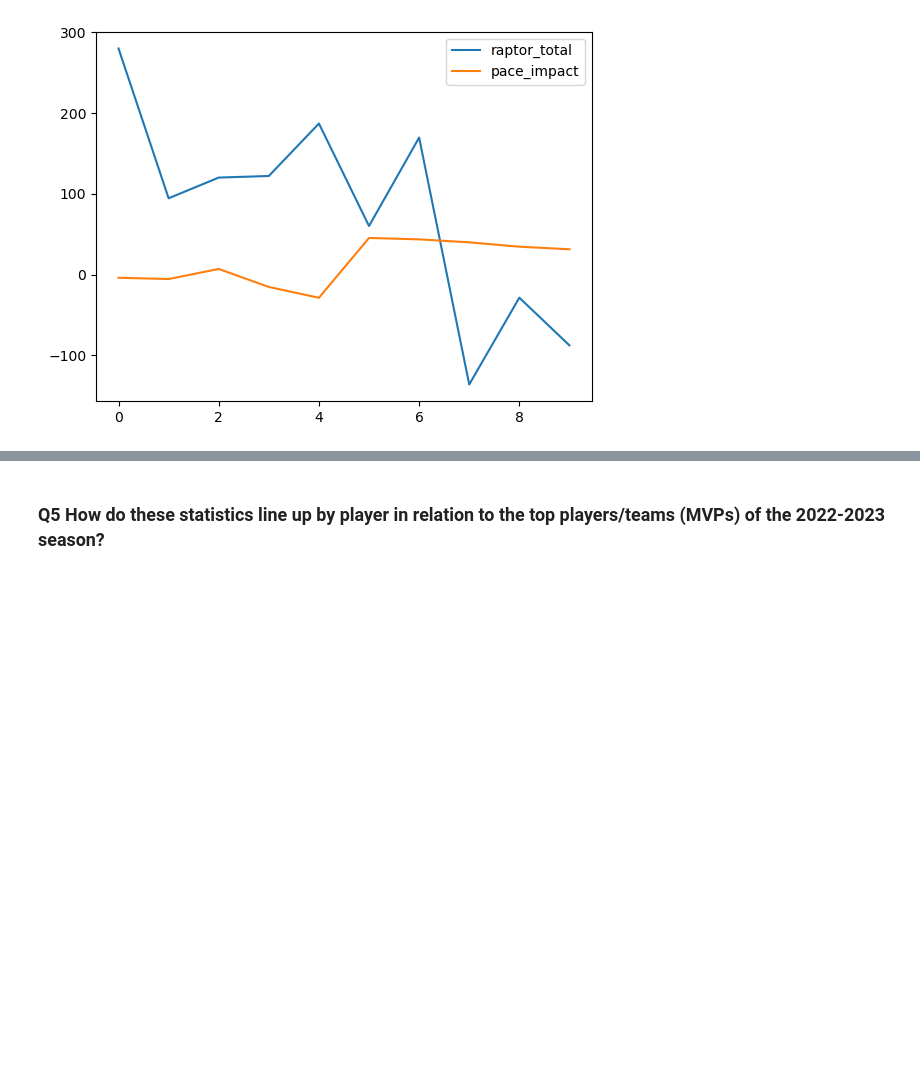
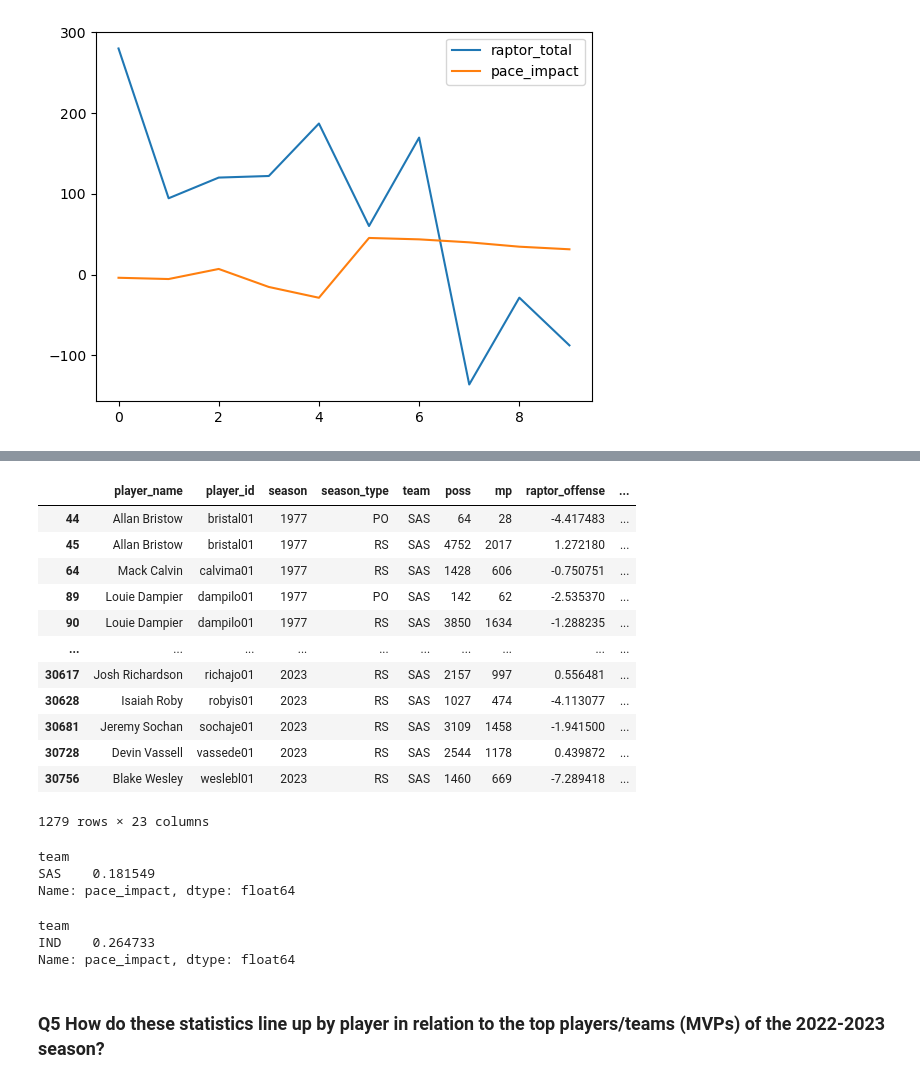
Before and after one commit to UzmaSayyeda/Project01, a Jupyter notebook: raptor_analysis_uzma.ipynb, the cells around one changed output, grey strips where cells are left out. Drawn from its saved outputs; the diff is of its cells as text; code cells hidden in the pictures; blank space fills up the shorter version.

```diff
--- a/raptor_analysis_uzma.ipynb
+++ b/raptor_analysis_uzma.ipynb
@@ -388,2 +414,31 @@ plt.show()
+# %%
+team_sas=clean_df[clean_df["team"] == "SAS"]
+team_sas
+# %% [output]
+|  | player_name | player_id | season | season_type | team | poss | mp | raptor_offense | ... |
+| 44 | Allan Bristow | bristal01 | 1977 | PO | SAS | 64 | 28 | -4.417483 | ... |
+| 45 | Allan Bristow | bristal01 | 1977 | RS | SAS | 4752 | 2017 | 1.272180 | ... |
+| 64 | Mack Calvin | calvima01 | 1977 | RS | SAS | 1428 | 606 | -0.750751 | ... |
+| 89 | Louie Dampier | dampilo01 | 1977 | PO | SAS | 142 | 62 | -2.535370 | ... |
+| 90 | Louie Dampier | dampilo01 | 1977 | RS | SAS | 3850 | 1634 | -1.288235 | ... |
+| ... | ... | ... | ... | ... | ... | ... | ... | ... | ... |
+| 30617 | Josh Richardson | richajo01 | 2023 | RS | SAS | 2157 | 997 | 0.556481 | ... |
+| 30628 | Isaiah Roby | robyis01 | 2023 | RS | SAS | 1027 | 474 | -4.113077 | ... |
+| 30681 | Jeremy Sochan | sochaje01 | 2023 | RS | SAS | 3109 | 1458 | -1.941500 | ... |
+| 30728 | Devin Vassell | vassede01 | 2023 | RS | SAS | 2544 | 1178 | 0.439872 | ... |
+| 30756 | Blake Wesley | weslebl01 | 2023 | RS | SAS | 1460 | 669 | -7.289418 | ... |
+1279 rows × 23 columns
+# %%
+team_sas.groupby("team")["pace_impact"].mean()
+# %% [output]
+team
+SAS    0.181549
+Name: pace_impact, dtype: float64
+# %%
+clean_df[clean_df["team"] == "IND"].groupby("team")["pace_impact"].mean()
+# %% [output]
+team
+IND    0.264733
+Name: pace_impact, dtype: float64
 # %% [markdown]
 ### Q5 How do these statistics line up by player in relation to the top players/teams (MVPs) of the 2022-2023 season?
```
Also changed, not shown: parts of 33 cells of this notebook.
